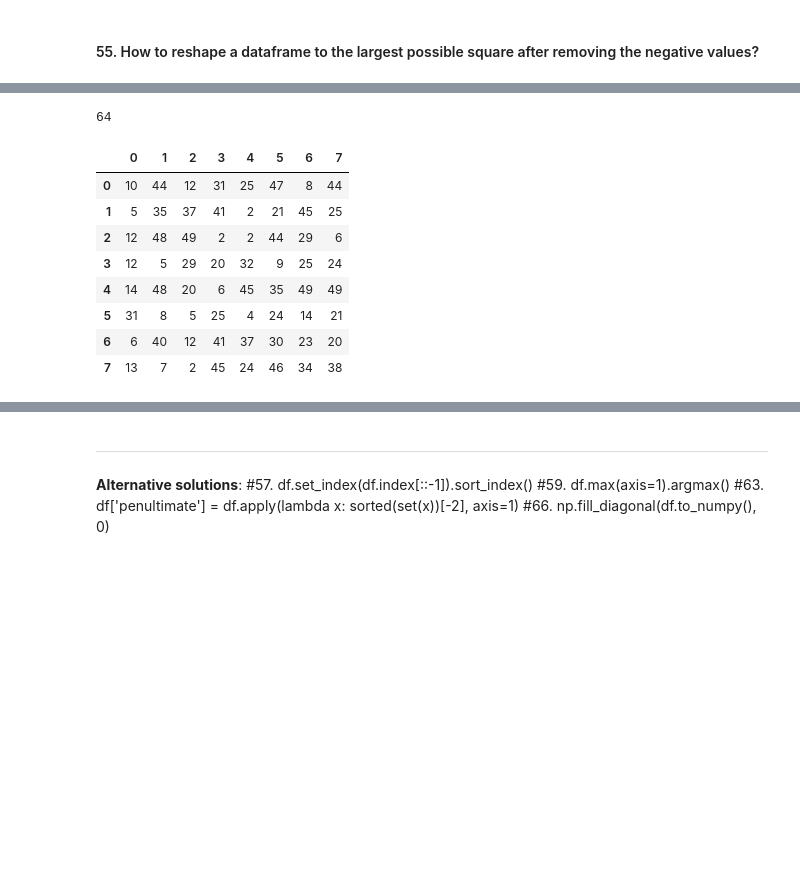
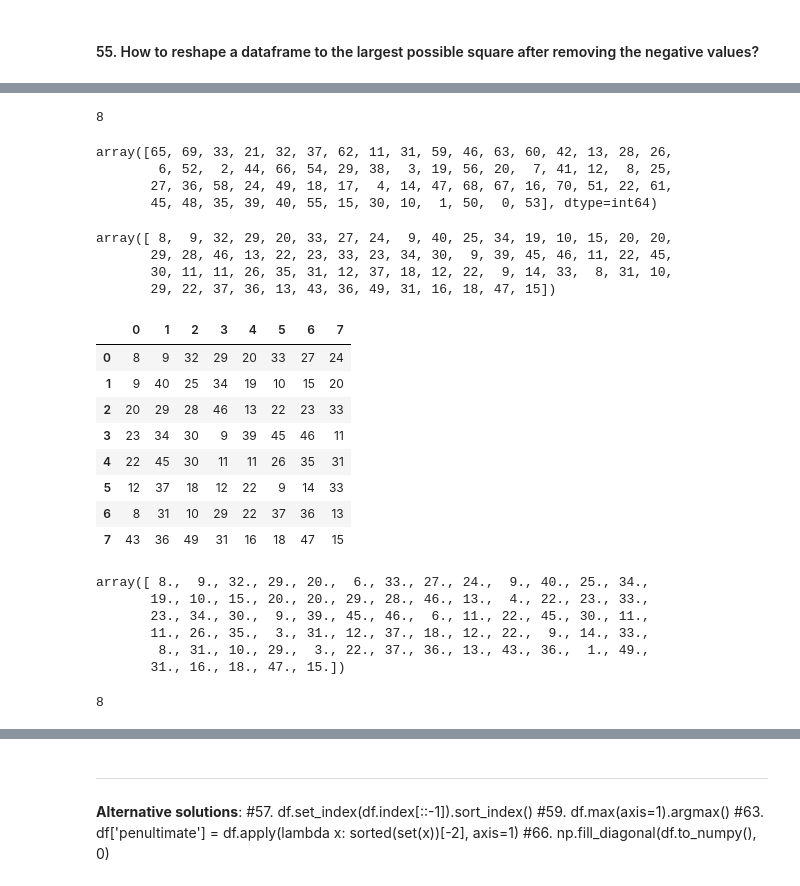
Before and after one commit to KarimaCha/Exercises_Python_NumPy_Pandas, a Jupyter notebook: 03_Pandas_Exercises_KC.ipynb, the cells around one changed output, grey strips where cells are left out. Saved outputs shown, nothing was run; the diff lists cells and outputs as text; code cells hidden in the pictures; blank space fills up the shorter version.

```diff
--- a/03_Pandas_Exercises_KC.ipynb
+++ b/03_Pandas_Exercises_KC.ipynb
@@ -2549,17 +2512,57 @@ array([10, 44, 12, 31, 25, 47,  8, 44,  5, 35, 37, 41,  2, 21, 45, 25, 12,
-# %%
-len(reduced)
-# %% [output]
-64
-# %%
-df_reduced = pd.DataFrame(reduced.reshape((n, n)))
-df_reduced
-# %% [output]
-|  | 0 | 1 | 2 | 3 | 4 | 5 | 6 | 7 |
-| 0 | 10 | 44 | 12 | 31 | 25 | 47 | 8 | 44 |
-| 1 | 5 | 35 | 37 | 41 | 2 | 21 | 45 | 25 |
-| 2 | 12 | 48 | 49 | 2 | 2 | 44 | 29 | 6 |
-| 3 | 12 | 5 | 29 | 20 | 32 | 9 | 25 | 24 |
-| 4 | 14 | 48 | 20 | 6 | 45 | 35 | 49 | 49 |
-| 5 | 31 | 8 | 5 | 25 | 4 | 24 | 14 | 21 |
-| 6 | 6 | 40 | 12 | 41 | 37 | 30 | 23 | 20 |
-| 7 | 13 | 7 | 2 | 45 | 24 | 46 | 34 | 38 |
+# %%
+# KC Step 2: Count number of positive values and infer size (nrows, ncols) of quadratic dataframe
+n = int(np.sqrt(len(positives)))   # or: np.floor() instead of int(), then returns float
+n
+# %% [output]
+8
+# %%
+# KC Step 3: Get indices for sorting values descendingly, then take only first n*n elements from this
+n_indices = np.argsort(positives)[::-1][:n*n]
+n_indices
+# %% [output]
+array([65, 69, 33, 21, 32, 37, 62, 11, 31, 59, 46, 63, 60, 42, 13, 28, 26,
+        6, 52,  2, 44, 66, 54, 29, 38,  3, 19, 56, 20,  7, 41, 12,  8, 25,
+       27, 36, 58, 24, 49, 18, 17,  4, 14, 47, 68, 67, 16, 70, 51, 22, 61,
+       45, 48, 35, 39, 40, 55, 15, 30, 10,  1, 50,  0, 53], dtype=int64)
+# %%
+# KC Step 4: reduce positives so that it fits into quadratic dataframe
+positives_reduced = positives[sorted(n_indices)]
+positives_reduced
+# %% [output]
+array([ 8,  9, 32, 29, 20, 33, 27, 24,  9, 40, 25, 34, 19, 10, 15, 20, 20,
+       29, 28, 46, 13, 22, 23, 33, 23, 34, 30,  9, 39, 45, 46, 11, 22, 45,
+       30, 11, 11, 26, 35, 31, 12, 37, 18, 12, 22,  9, 14, 33,  8, 31, 10,
+       29, 22, 37, 36, 13, 43, 36, 49, 31, 16, 18, 47, 15])
+# %%
+# KC Step 5: build dataframe from reduced array
+df_reduced = pd.DataFrame( positives_reduced.reshape(n, n) )  # or: shape=(n,-1)
+df_reduced
+# %% [output]
+|  | 0 | 1 | 2 | 3 | 4 | 5 | 6 | 7 |
+| 0 | 8 | 9 | 32 | 29 | 20 | 33 | 27 | 24 |
+| 1 | 9 | 40 | 25 | 34 | 19 | 10 | 15 | 20 |
+| 2 | 20 | 29 | 28 | 46 | 13 | 22 | 23 | 33 |
+| 3 | 23 | 34 | 30 | 9 | 39 | 45 | 46 | 11 |
+| 4 | 22 | 45 | 30 | 11 | 11 | 26 | 35 | 31 |
+| 5 | 12 | 37 | 18 | 12 | 22 | 9 | 14 | 33 |
+| 6 | 8 | 31 | 10 | 29 | 22 | 37 | 36 | 13 |
+| 7 | 43 | 36 | 49 | 31 | 16 | 18 | 47 | 15 |
+# %%
+# Alternative solution:
+# Step 1: remove negative values from arr
+arr = df[df > 0].values.flatten()     # produces array of shape (..., ) with ndim=1, with NaN for negative values
+arr_qualified = arr[~np.isnan(arr)]   # only takes positive (=non-nan) values
+arr_qualified
+# %% [output]
+array([ 8.,  9., 32., 29., 20.,  6., 33., 27., 24.,  9., 40., 25., 34.,
+       19., 10., 15., 20., 20., 29., 28., 46., 13.,  4., 22., 23., 33.,
+       23., 34., 30.,  9., 39., 45., 46.,  6., 11., 22., 45., 30., 11.,
+       11., 26., 35.,  3., 31., 12., 37., 18., 12., 22.,  9., 14., 33.,
+        8., 31., 10., 29.,  3., 22., 37., 36., 13., 43., 36.,  1., 49.,
+       31., 16., 18., 47., 15.])
+# %%
+# Step 2: find side-length of largest possible square
+n = int(np.floor(arr_qualified.shape[0]**.5))   # note: arr.shape[0] = len(arr), arr**0.5 = np.sqrt(arr)
+n                                               # note: int(np.floor(...)) is redundant, as int(...) suffices
+# %% [output]
+8
```
Also changed, not shown: parts of 18 cells of this notebook.
